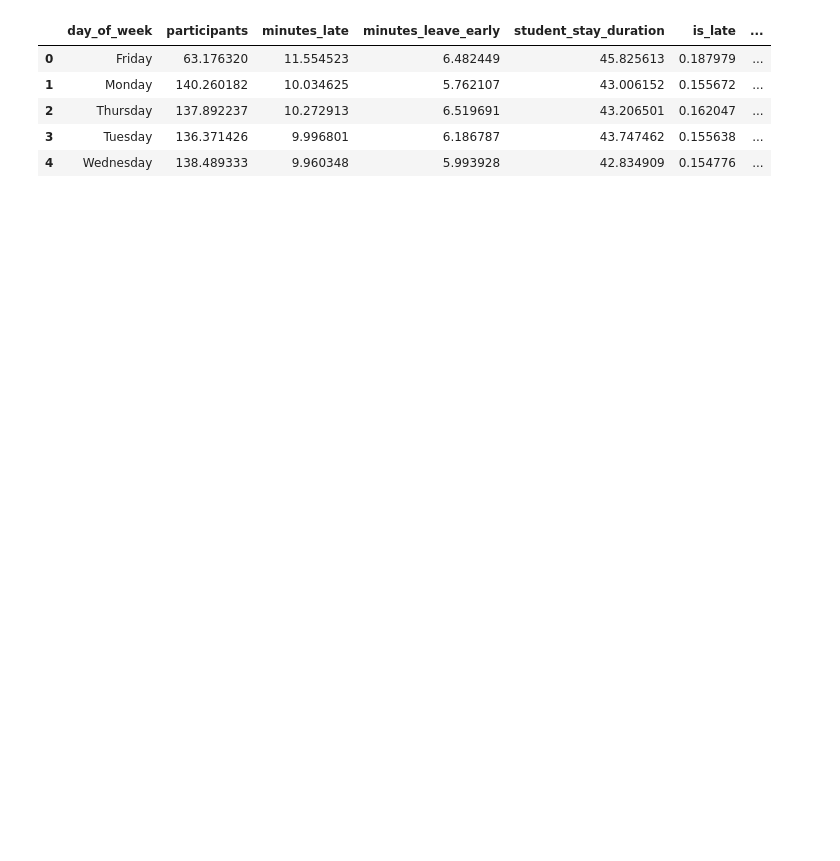
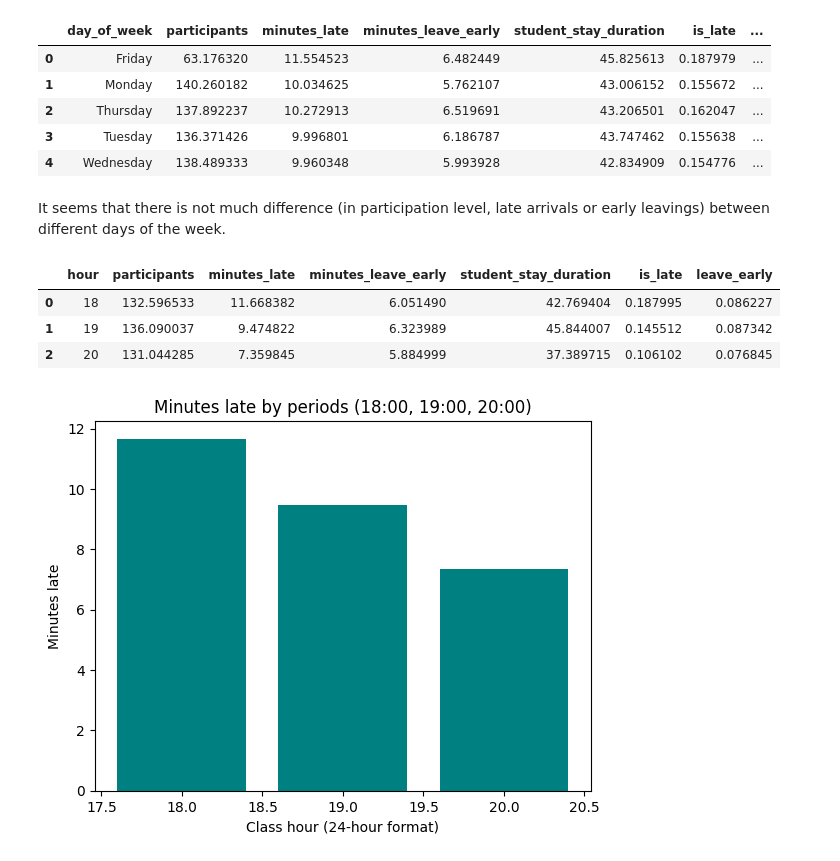
Before and after one commit to tthvan/Customer-Retention-Analysis, a Jupyter notebook: cleanin.ipynb, the cells around one changed output. Drawn from its saved outputs; the diff is of its cells as text; code cells hidden in the pictures; blank space fills up the shorter version.

```diff
--- a/cleanin.ipynb
+++ b/cleanin.ipynb
@@ -1032,3 +1020,29 @@ dow_stats.head()
 | 2 | Thursday | 137.892237 | 10.272913 | 6.519691 | 43.206501 | 0.162047 | ... |
 | 3 | Tuesday | 136.371426 | 9.996801 | 6.186787 | 43.747462 | 0.155638 | ... |
 | 4 | Wednesday | 138.489333 | 9.960348 | 5.993928 | 42.834909 | 0.154776 | ... |
+# %% [markdown]
+It seems that there is not much difference (in participation level, late arrivals or early leavings) between different days of the week.
+# %%
+hour_stats = df.groupby('hour').agg(
+    participants=('Participants', 'mean'),
+    minutes_late=('minutes_late', 'mean'),
+    minutes_leave_early=('minutes_leave_early', 'mean'),
+    student_stay_duration=('student_stay_duration', 'mean'),
+    is_late=('is_late', 'mean'),
+    leave_early=('leave_early','mean')
+).reset_index()
+# %%
+hour_stats
+# %% [output]
+|  | hour | participants | minutes_late | minutes_leave_early | student_stay_duration | is_late | leave_early |
+| 0 | 18 | 132.596533 | 11.668382 | 6.051490 | 42.769404 | 0.187995 | 0.086227 |
+| 1 | 19 | 136.090037 | 9.474822 | 6.323989 | 45.844007 | 0.145512 | 0.087342 |
+| 2 | 20 | 131.044285 | 7.359845 | 5.884999 | 37.389715 | 0.106102 | 0.076845 |
+# %%
+plt.bar(hour_stats['hour'], hour_stats['minutes_late'], color='teal')
+plt.xlabel('Class hour (24-hour format)')
+plt.ylabel('Minutes late')
+plt.title('Minutes late by periods (18:00, 19:00, 20:00)')
+plt.show()
+# %% [output]
+[figure, added]
```
Also changed, not shown: parts of 8 cells of this notebook.
